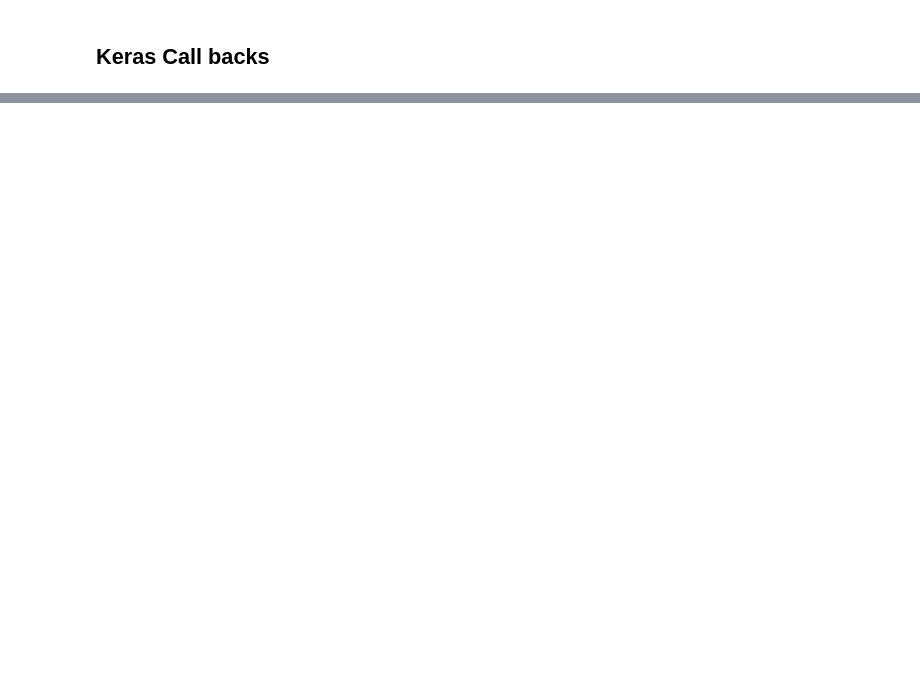
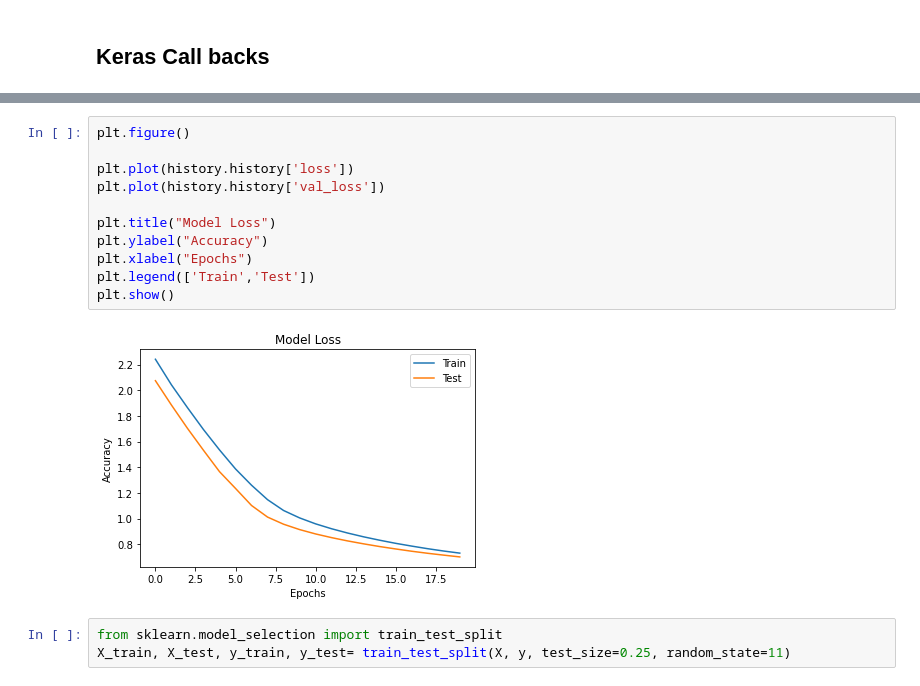
Before and after one commit to rajsandhu1989/Tensorflow_projects, a Jupyter notebook: Advance NN using Keras/Untitled-1.ipynb, the cells around one changed output, grey strips where cells are left out. Saved outputs shown, nothing was run; the diff lists cells and outputs as text; blank space fills up the shorter version.

Commit message:
added models

```diff
--- a/Advance NN using Keras/Untitled-1.ipynb
+++ b/Advance NN using Keras/Untitled-1.ipynb
@@ -257,0 +225,16 @@ plt.show()
+# %%
+plt.figure()
+
+plt.plot(history.history['loss'])
+plt.plot(history.history['val_loss'])
+
+plt.title("Model Loss")
+plt.ylabel("Accuracy")
+plt.xlabel("Epochs")
+plt.legend(['Train','Test'])
+plt.show()
+# %% [output]
+[figure, added]
+# %%
+from sklearn.model_selection import train_test_split
+X_train, X_test, y_train, y_test= train_test_split(X, y, test_size=0.25, random_state=11)
```
Also changed, not shown: parts of 16 cells of this notebook, 3 other files.
